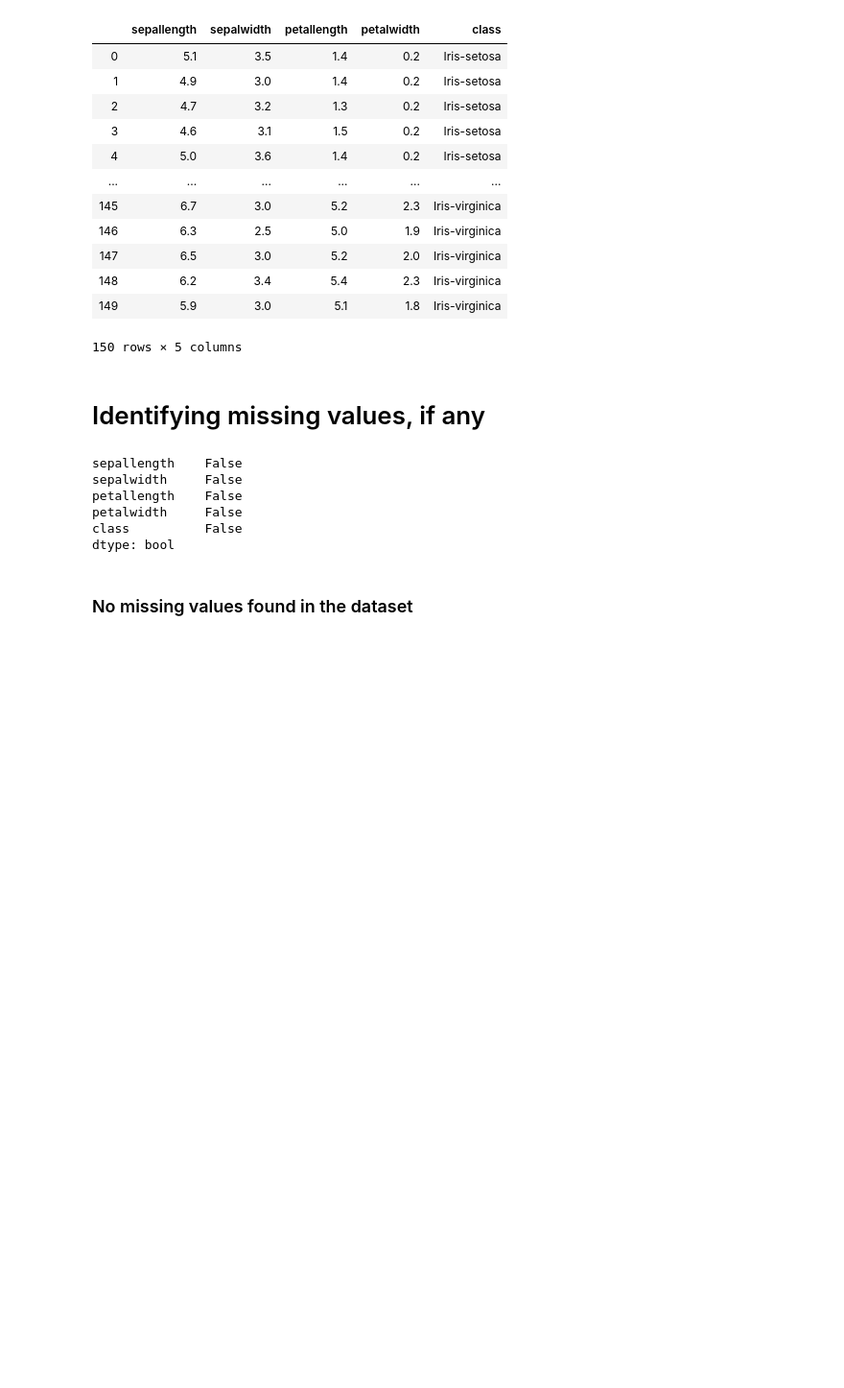
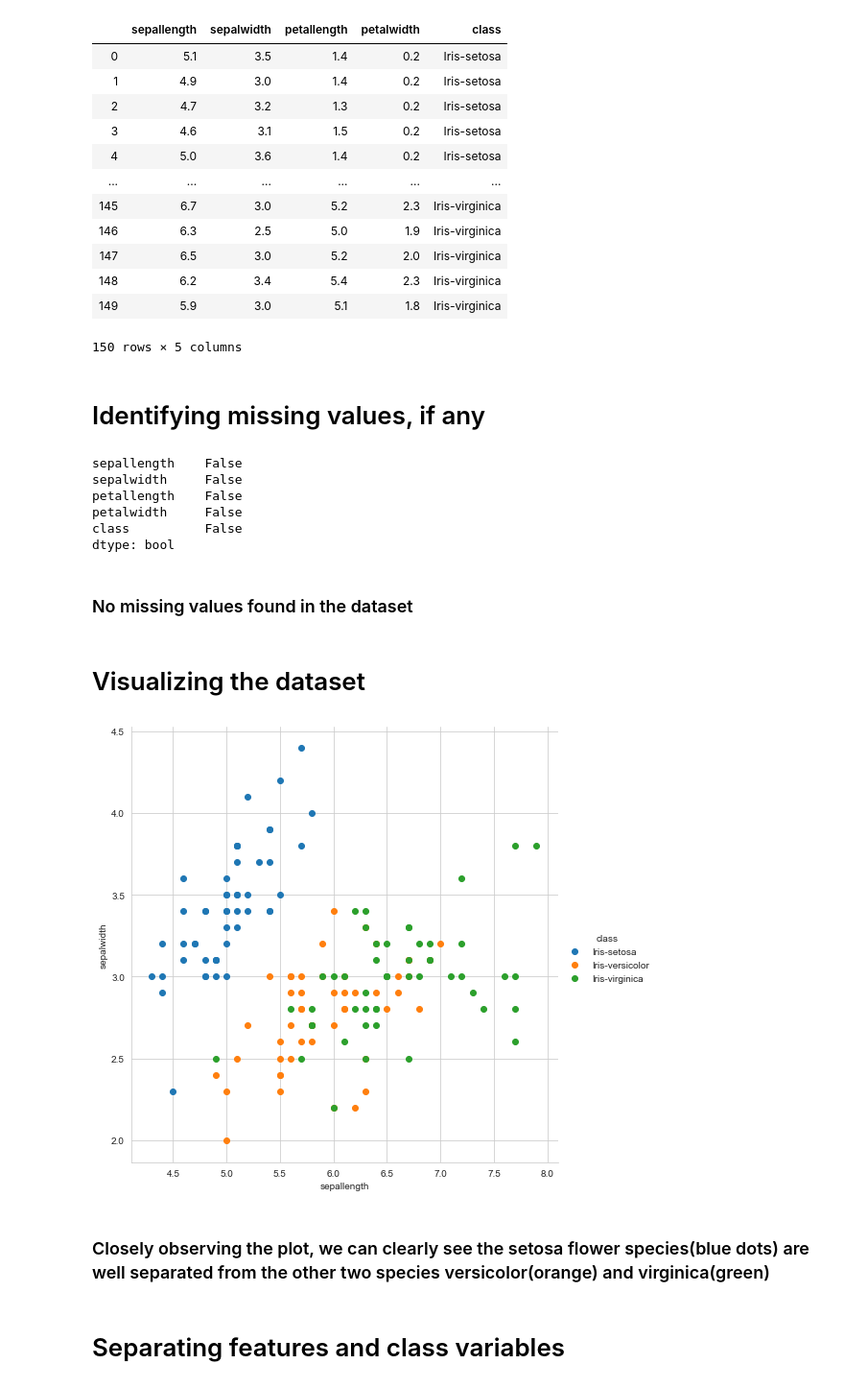
Before and after one commit to BITS-SECOND-SEM-ASSIGNMENT-GROUP-60/machine_learning, a Jupyter notebook: question_1/iris_flowers.ipynb, the cells around one changed output. Shown at 96% size. Saved outputs shown, nothing was run; the diff lists cells and outputs as text; code cells hidden in the pictures; blank space fills up the shorter version.

```diff
--- a/question_1/iris_flowers.ipynb
+++ b/question_1/iris_flowers.ipynb
@@ -37,3 +44,15 @@ class          False
 dtype: bool
 # %% [markdown]
 ### No missing values found in the dataset
+# %% [markdown]
+# Visualizing the dataset
+# %%
+sns.set_style("whitegrid")
+sns.FacetGrid(iris_data, hue="class", height=7).map(plt.scatter, "sepallength", "sepalwidth").add_legend()
+plt.show()
+# %% [output]
+[figure, added]
+# %% [markdown]
+### Closely observing the plot, we can clearly see the setosa flower species(blue dots) are well separated from the other two species versicolor(orange) and virginica(green)
+# %% [markdown]
+# Separating features and class variables
```
Also changed, not shown: parts of 13 cells of this notebook.
